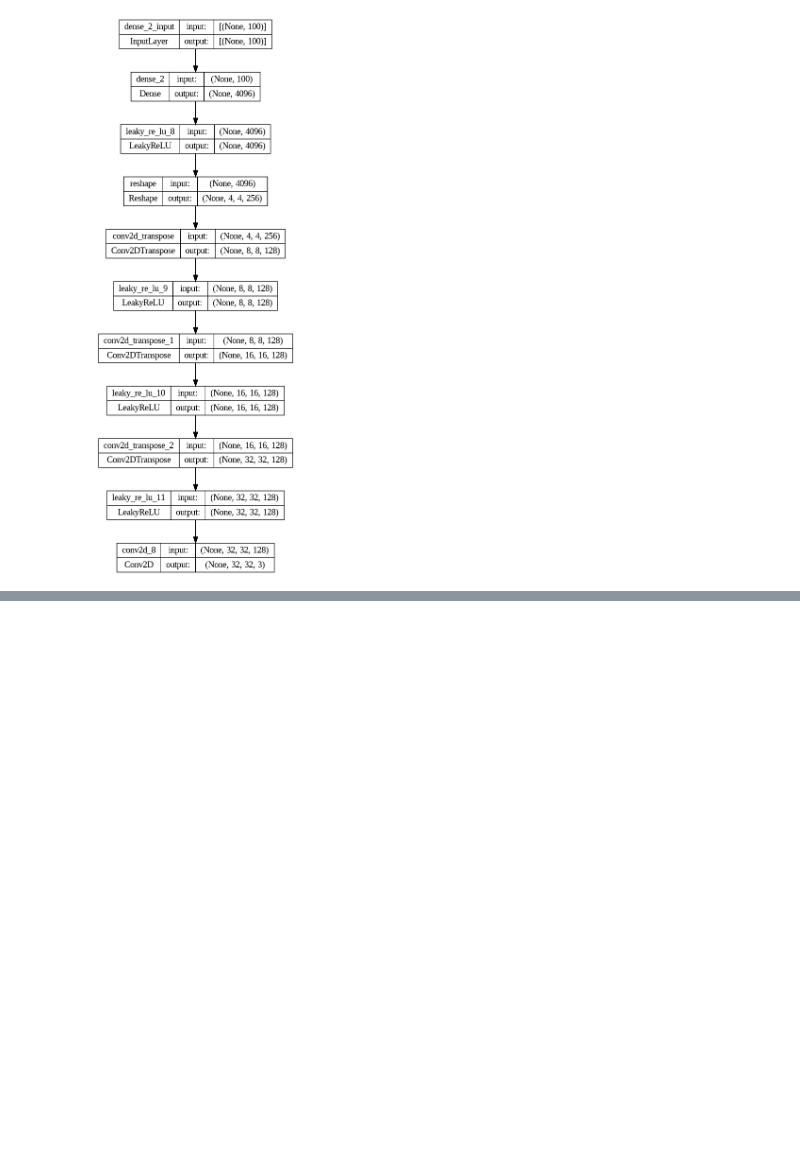
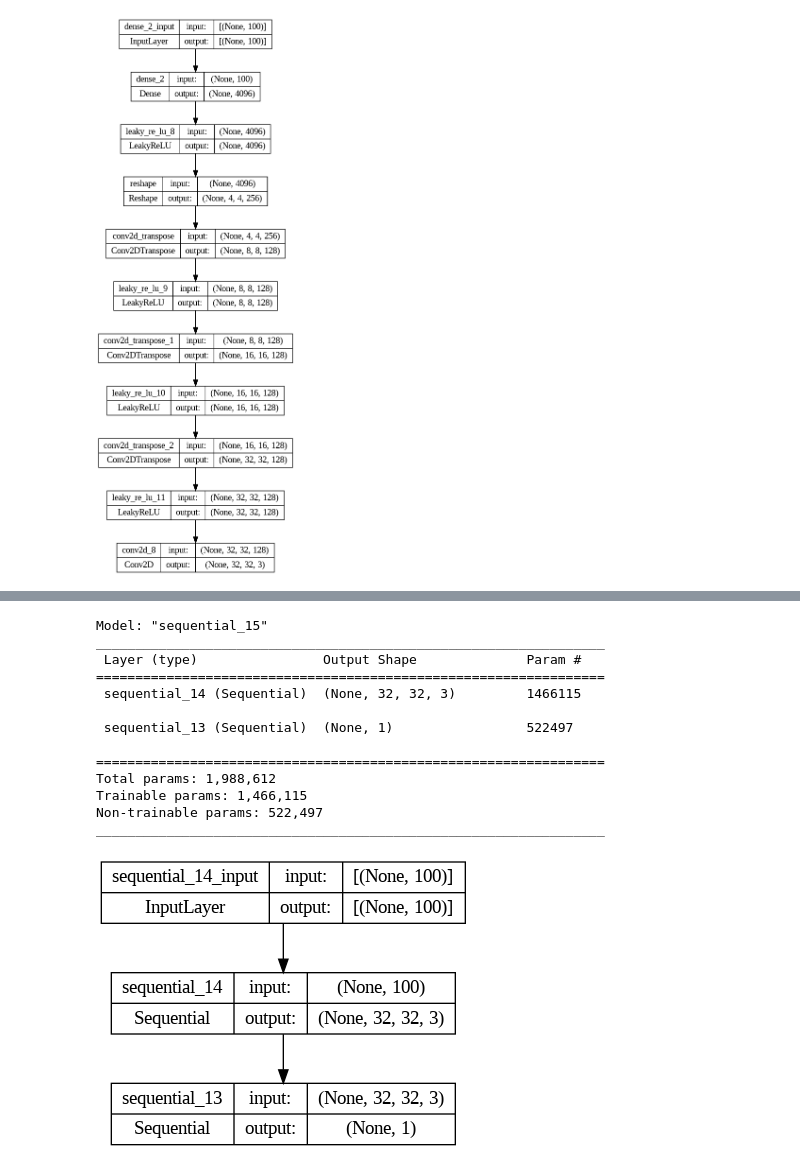
Before and after one commit to Pavansyamala/GenerativeAdverserialNN, a Jupyter notebook: GAN.ipynb, the cells around one changed output, grey strips where cells are left out. Drawn from its saved outputs; the diff is of its cells as text; code cells hidden in the pictures; blank space fills up the shorter version.

```diff
--- a/GAN.ipynb
+++ b/GAN.ipynb
@@ -223,0 +226,39 @@ generate_fake_samples(g_model , 100 , 64).shape
+# %%
+def define_gan(g_model , d_model):
+
+  # Setting Discriminator model weight Updations False
+  d_model.trainable = False
+
+  model = Sequential()
+  model.add(g_model)
+  model.add(d_model)
+
+  opt = Adam(lr = 0.0002 , beta_1 = 0.5)
+  model.compile(optimizer = opt , loss = 'binary_crossentropy')
+
+  return model
+# %%
+latent_dim = 100
+d_model = define_descriminator()
+g_model = define_generator(latent_dim)
+
+gan = define_gan(g_model , d_model)
+
+gan.summary()
+
+plot_model(gan , to_file = 'GAN_plot.png' , show_shapes = True , show_layer_names = True)
+# %% [output]
+Model: "sequential_15"
+_________________________________________________________________
+ Layer (type)                Output Shape              Param #
+=================================================================
+ sequential_14 (Sequential)  (None, 32, 32, 3)         1466115
+
+ sequential_13 (Sequential)  (None, 1)                 522497
+
+=================================================================
+Total params: 1,988,612
+Trainable params: 1,466,115
+Non-trainable params: 522,497
+_________________________________________________________________
+[figure, added]
```
Also changed, not shown: parts of 6 cells of this notebook.
